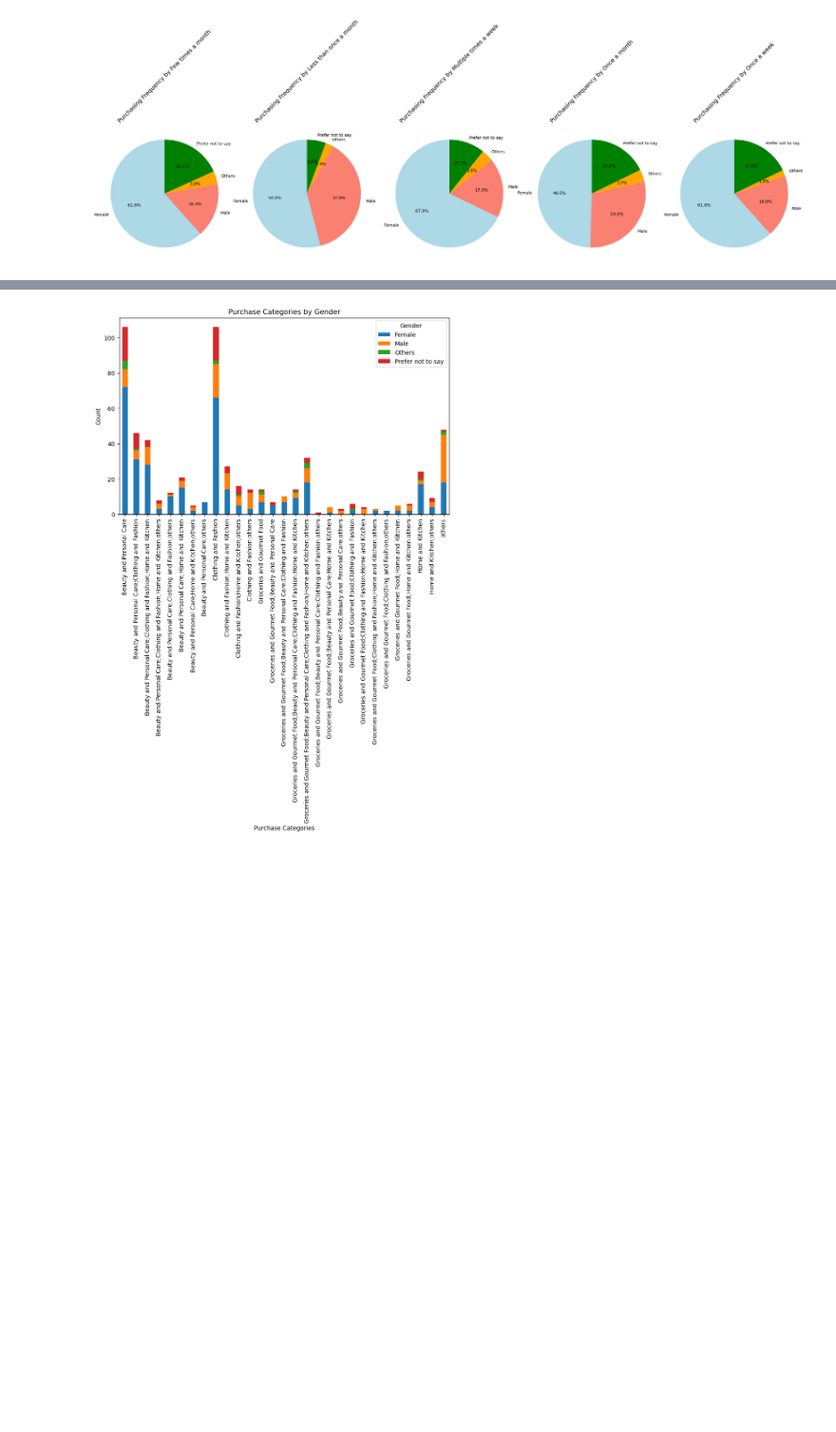
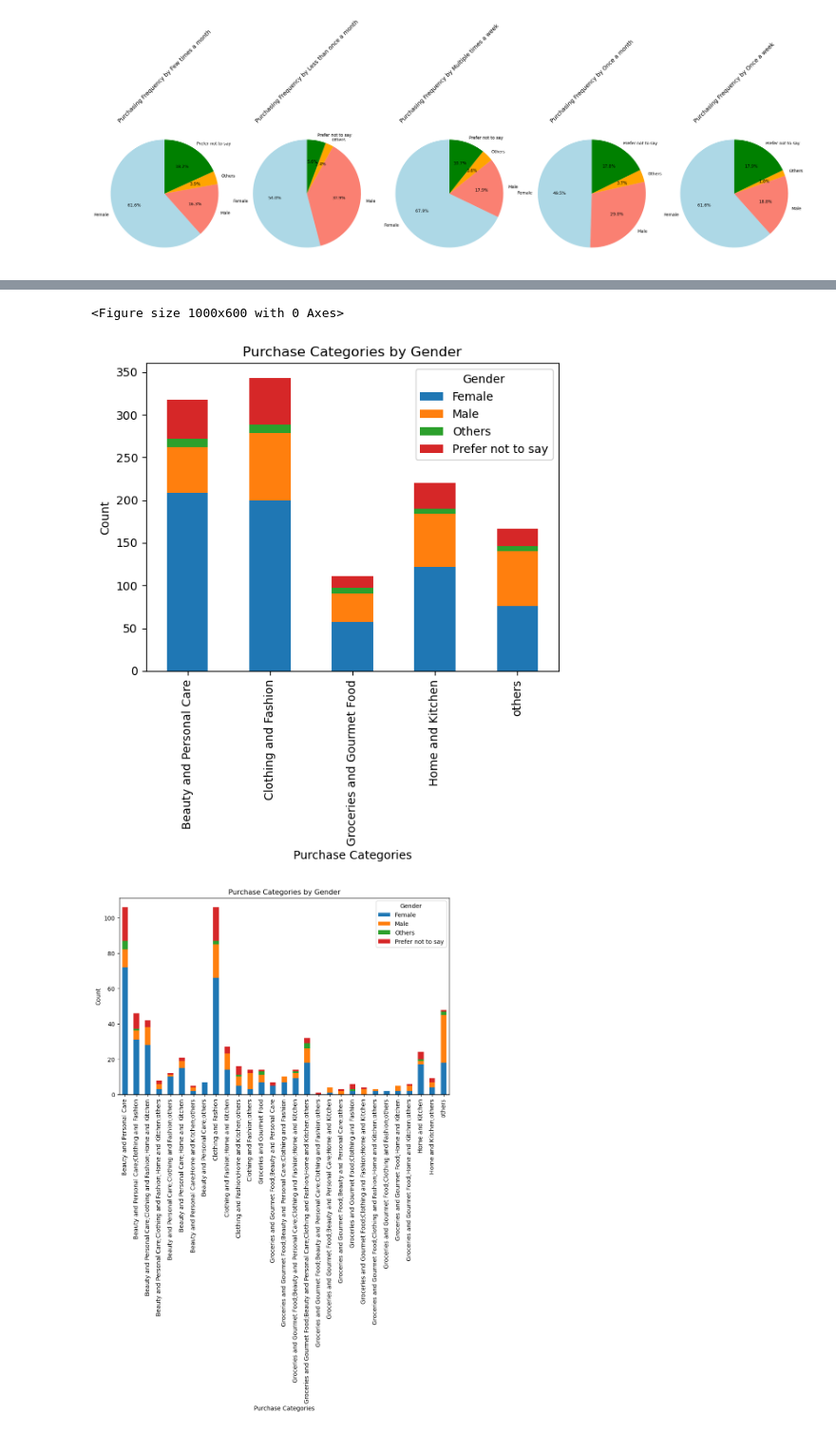
Before and after one commit to rubyghabboun/project1_sudowoodo1, a Jupyter notebook: age_gender_analysis.ipynb, the cells around one changed output, grey strips where cells are left out. Shown at 95% size. Cells and saved outputs as stored; diff of their text form; code cells hidden in the pictures; blank space fills up the shorter version.

```diff
--- a/age_gender_analysis.ipynb
+++ b/age_gender_analysis.ipynb
@@ -227,3 +268,6 @@ for i, (gender, row) in enumerate(purchase_by_gender.iterrows()):
 plt.show()
 # %% [output]
 [figure]
+# %%
+### catigories need to be fixed split by ; to 4 columns since some people purchased 4 cat.
+categories_split = file_df['Purchase_Categories'].str.split(';', expand=True)
@@ -230 +283,17 @@ plt.show()
+# %%
+stacked_categories = pd.concat([categories_split, file_df['Gender']], axis=1)
+stacked_categories = stacked_categories.melt(id_vars='Gender').dropna()
+
+# Create a bar plot showing the count of each category by gender
+plt.figure(figsize=(10, 6))
+category_plot = stacked_categories.groupby(['value', 'Gender']).size().unstack().plot(kind='bar', stacked=True)
+plt.title('Purchase Categories by Gender')
+plt.xlabel('Purchase Categories')
+plt.ylabel('Count')
+plt.xticks(rotation=90)
+plt.legend(title='Gender')
+plt.show()
+# %% [output]
+<Figure size 1000x600 with 0 Axes>
+[figure, added]
 # %%
```
Also changed, not shown: parts of 9 cells of this notebook.
